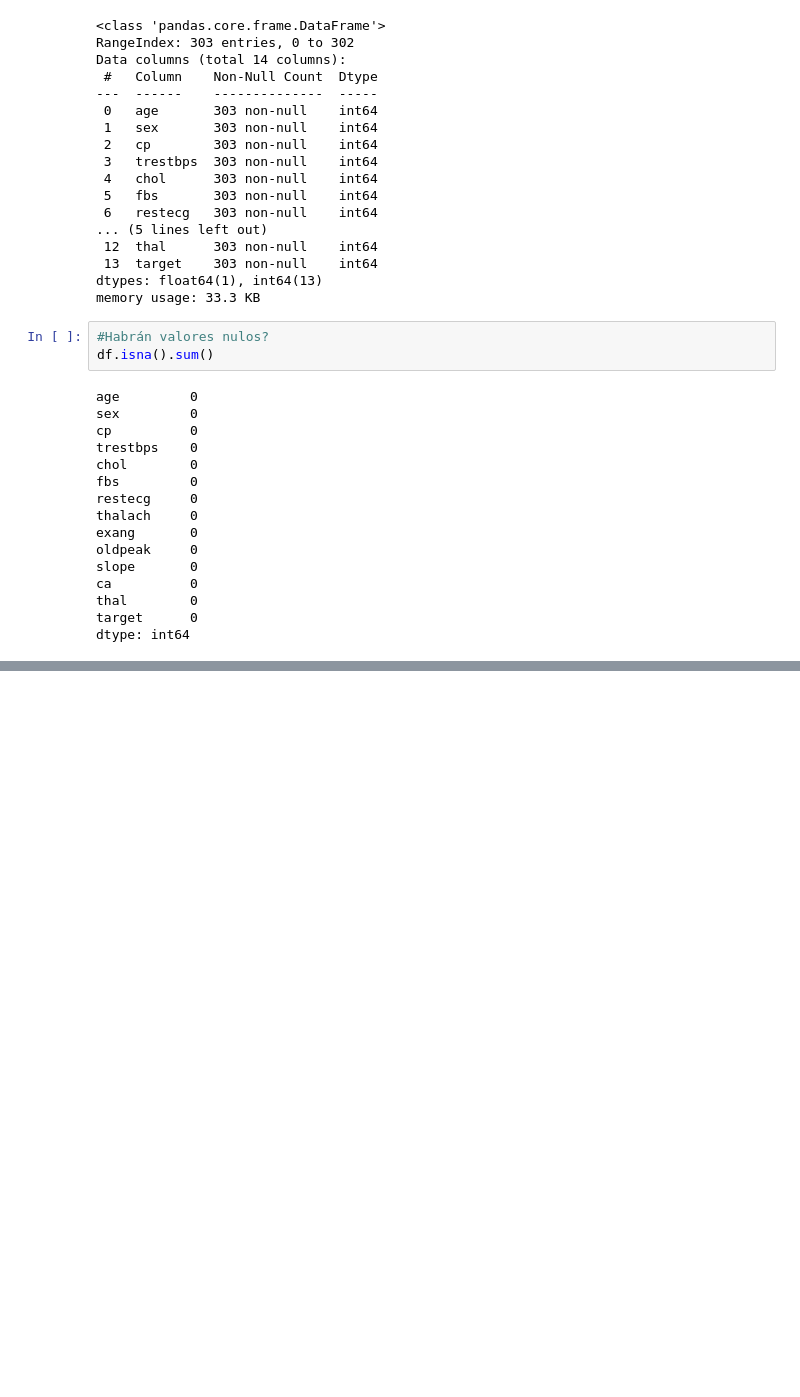
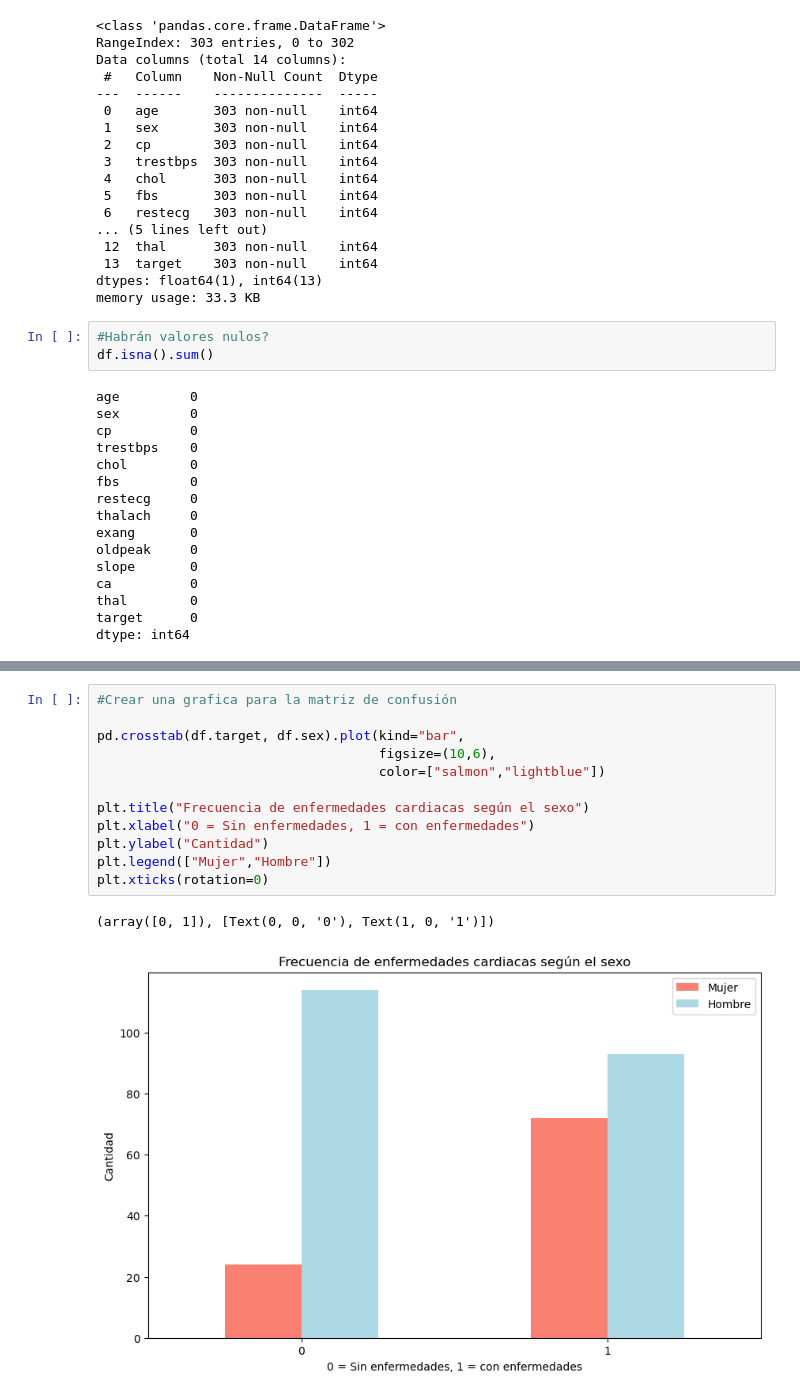
Before and after one commit to jjvemz/machine-learning-bootcamp-, a Jupyter notebook: HeartDiseaseProject/end-to-end heart disease predictions.ipynb, the cells around one changed output, grey strips where cells are left out. Cells and saved outputs as stored; diff of their text form; blank space fills up the shorter version.

Commit message:
Analisis de datos para patrones

```diff
--- a/HeartDiseaseProject/end-to-end heart disease predictions.ipynb
+++ b/HeartDiseaseProject/end-to-end heart disease predictions.ipynb
@@ -247,0 +277,15 @@ dtype: int64
+# %%
+#Crear una grafica para la matriz de confusión
+
+pd.crosstab(df.target, df.sex).plot(kind="bar",
+                                    figsize=(10,6),
+                                    color=["salmon","lightblue"])
+
+plt.title("Frecuencia de enfermedades cardiacas según el sexo")
+plt.xlabel("0 = Sin enfermedades, 1 = con enfermedades")
+plt.ylabel("Cantidad")
+plt.legend(["Mujer","Hombre"])
+plt.xticks(rotation=0)
+# %% [output]
+(array([0, 1]), [Text(0, 0, '0'), Text(1, 0, '1')])
+[figure, added]
```
Also changed, not shown: parts of 26 cells of this notebook.
